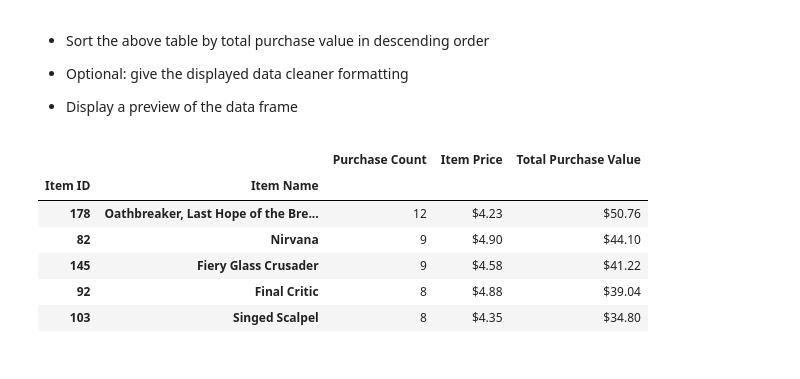
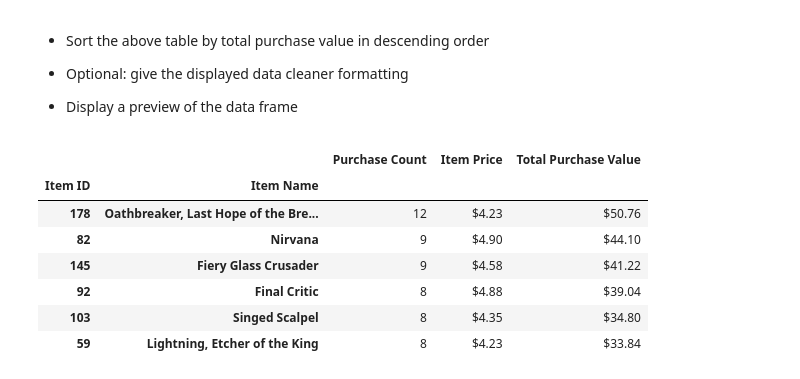
Before and after one commit to joelsotelods/gaming-company-data-analysis, a Jupyter notebook: HeroesOfPymoli.ipynb, the cells around one changed output. Cells and saved outputs as stored; diff of their text form; code cells hidden in the pictures.

```diff
--- a/HeroesOfPymoli.ipynb
+++ b/HeroesOfPymoli.ipynb
@@ -350,16 +350,17 @@ popular_items.head()
 # %%
 
 profitable_items = sales_by_item.sort_values('Total Purchase Value', ascending=False)
 
 profitable_items['Item Price'] = profitable_items.apply(lambda x: "${:,.2f}".format(x['Item Price']), axis=1)
 profitable_items['Total Purchase Value'] = profitable_items.apply(lambda x: "${:,.2f}".format(x['Total Purchase Value']), axis=1)
 
-profitable_items.head()
+profitable_items.head(6)
 # %% [output]
 |  |  | Purchase Count | Item Price | Total Purchase Value |
 | Item ID | Item Name |  |  |  |
 | 178 | Oathbreaker, Last Hope of the Bre... | 12 | $4.23 | $50.76 |
 | 82 | Nirvana | 9 | $4.90 | $44.10 |
 | 145 | Fiery Glass Crusader | 9 | $4.58 | $41.22 |
 | 92 | Final Critic | 8 | $4.88 | $39.04 |
 | 103 | Singed Scalpel | 8 | $4.35 | $34.80 |
+| 59 | Lightning, Etcher of the King | 8 | $4.23 | $33.84 |
```
Also changed, not shown: parts of 4 cells of this notebook, 1 other file.
